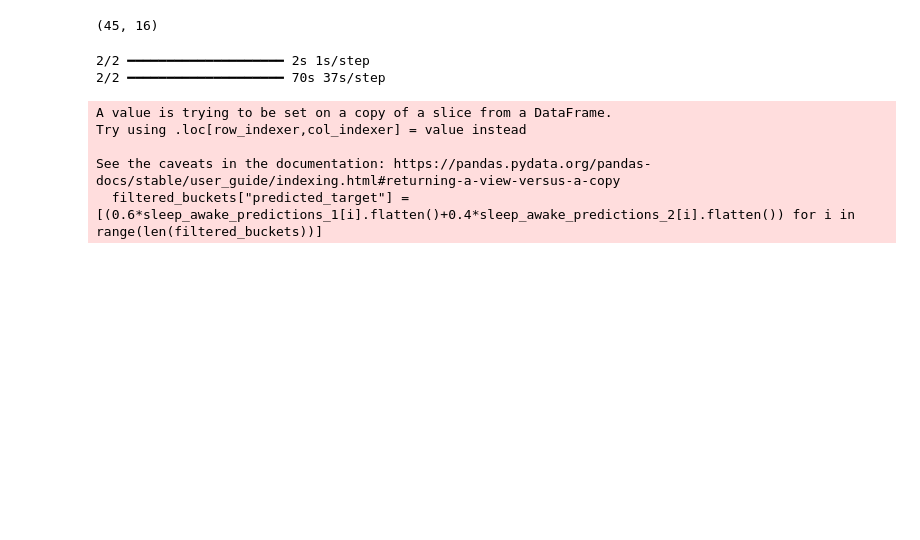
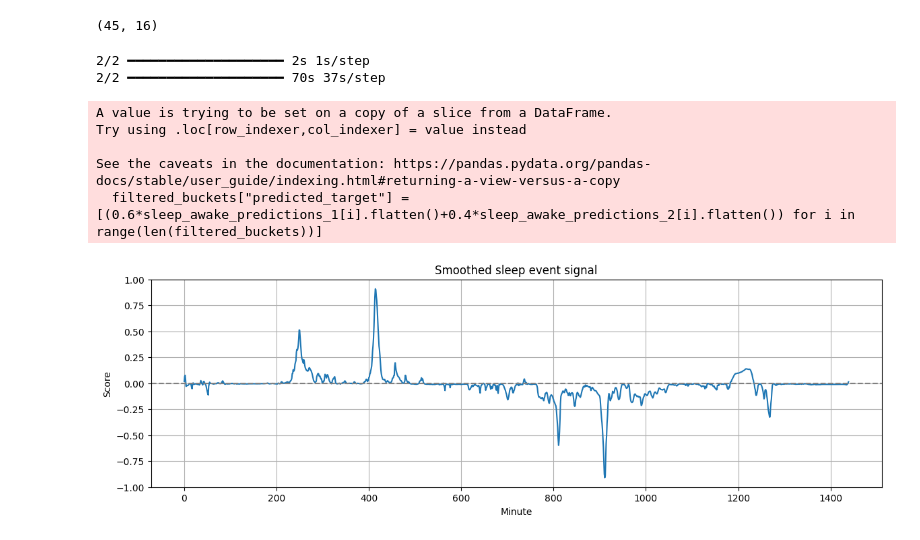
Before and after one commit to rotemabend/Workshop-in-ML-Detect-Sleep-States, a Jupyter notebook: demo-of-kaggle-notebook-detect-sleep.ipynb, the cells around one changed output. Drawn from its saved outputs; the diff is of its cells as text; code cells hidden in the pictures; blank space fills up the shorter version.

```diff
--- a/demo-of-kaggle-notebook-detect-sleep.ipynb
+++ b/demo-of-kaggle-notebook-detect-sleep.ipynb
@@ -393,6 +393,23 @@ Try using .loc[row_indexer,col_indexer] = value instead
 
 See the caveats in the documentation: https://pandas.pydata.org/pandas-docs/stable/user_guide/indexing.html#returning-a-view-versus-a-copy
   filtered_buckets["predicted_target"] = [(0.6*sleep_awake_predictions_1[i].flatten()+0.4*sleep_awake_predictions_2[i].flatten()) for i in range(len(filtered_buckets))]
+# %%
+# Visualization of predicted_target for first series_id and first day
+
+import matplotlib.pyplot as plt
+import pandas as pd
+df = pd.read_parquet('buckets_for_post_processing.parquet')
+
+plt.figure(figsize=(14, 4))
+plt.plot(df['predicted_target'].iloc[0])
+plt.axhline(0, color="gray", linestyle="--")
+plt.title("Smoothed sleep event signal")
+plt.xlabel("Minute")
+plt.ylabel("Score")
+plt.grid(True)
+plt.show()
+# %% [output]
+[figure, added]
 # %%
 # Load data using Dask
 df = dd.read_parquet('buckets_for_post_processing.parquet')
```
